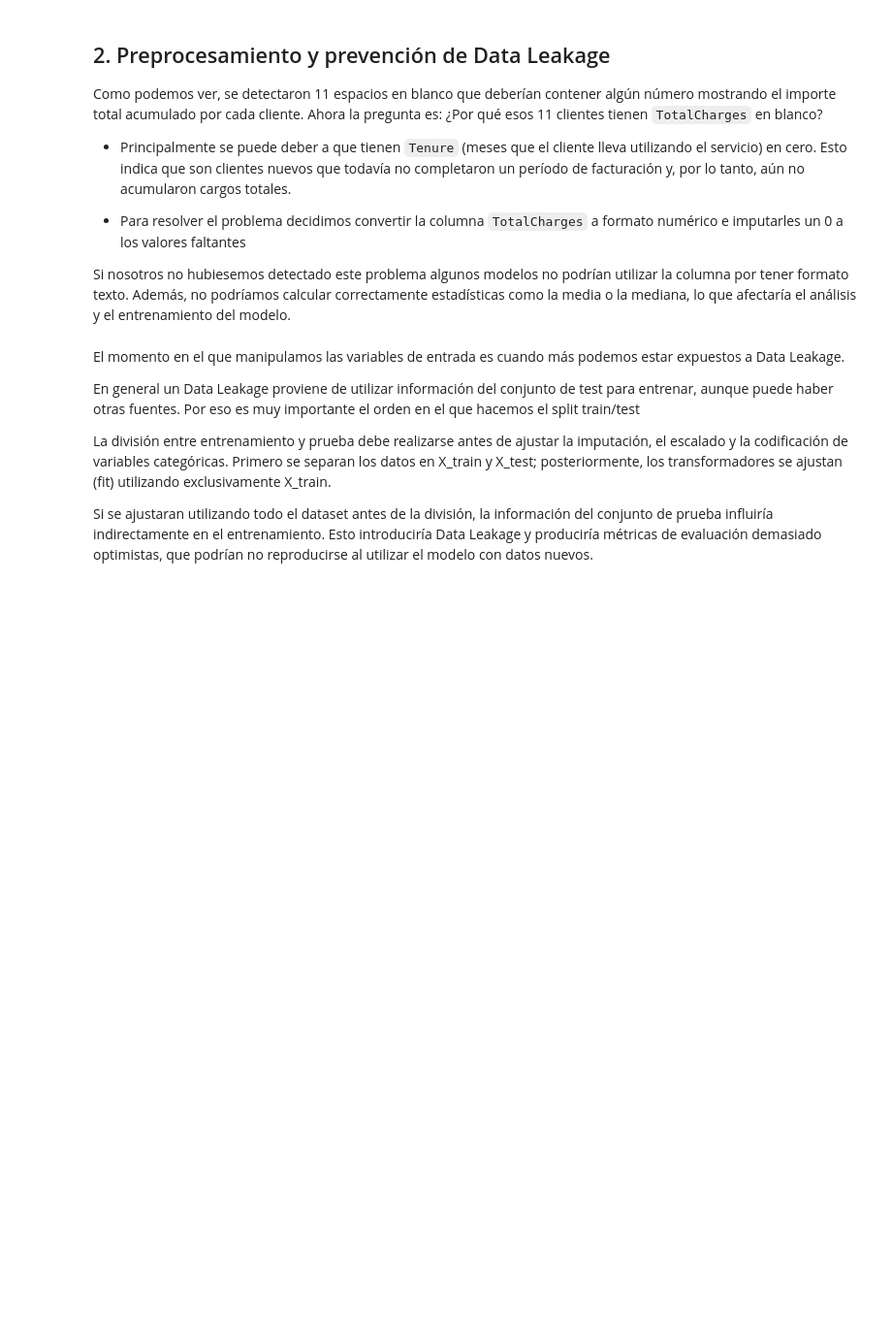
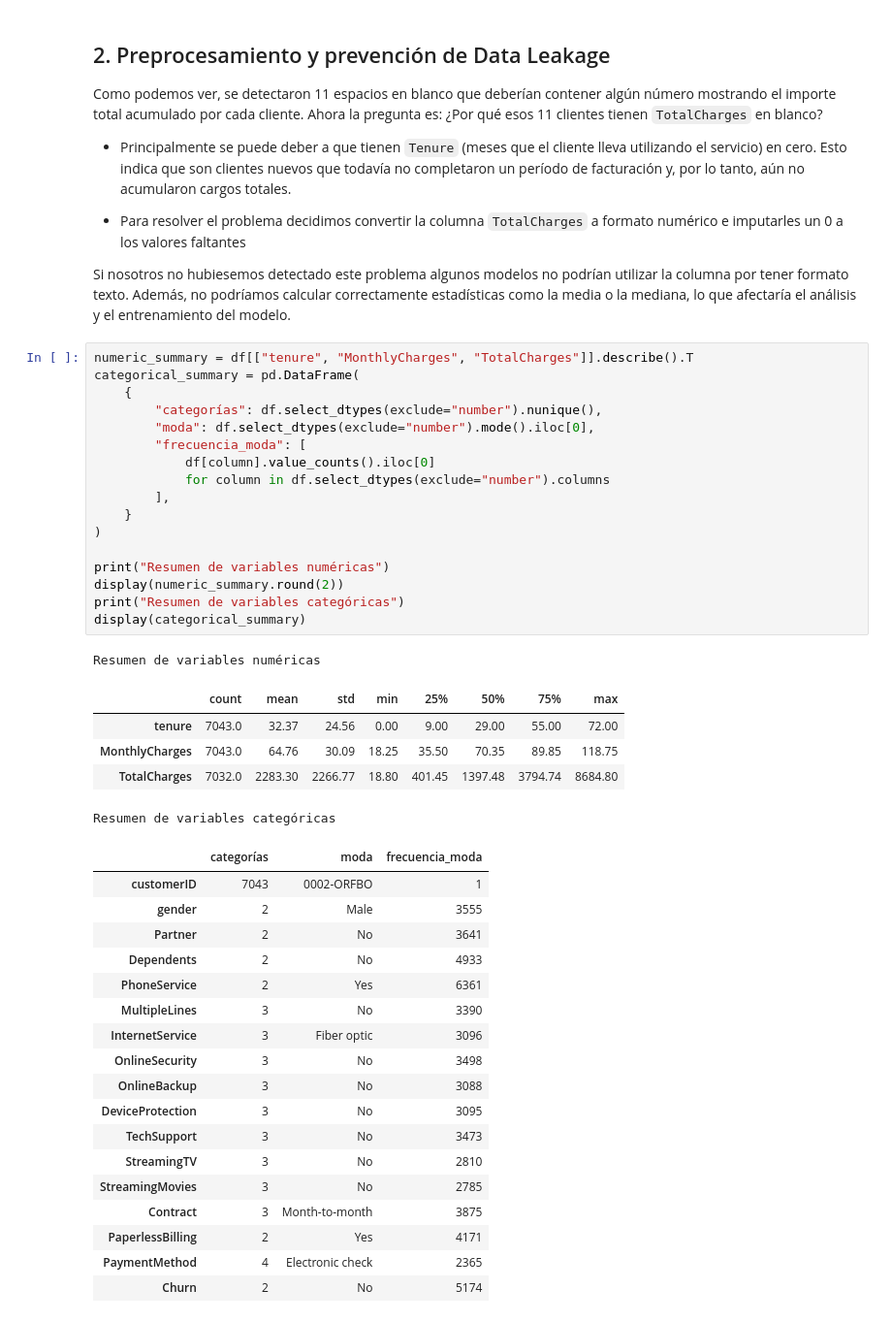
Before and after one commit to juanitaarsla/TD6-TP1, a Jupyter notebook: TP1.ipynb, the cells around one changed output. Shown at 97% size. Drawn from its saved outputs; the diff is of its cells as text; blank space fills up the shorter version.

```diff
--- a/TP1.ipynb
+++ b/TP1.ipynb
@@ -109,11 +109,45 @@ Ahora la pregunta es: ¿Por qué esos 11 clientes tienen `TotalCharges` en blanc
 - Para resolver el problema decidimos convertir la columna `TotalCharges` a formato numérico e imputarles un 0 a los valores faltantes
 
 Si nosotros no hubiesemos detectado este problema algunos modelos no podrían utilizar la columna por tener formato texto. Además, no podríamos calcular correctamente estadísticas como la media o la mediana, lo que afectaría el análisis y el entrenamiento del modelo.
-# %% [markdown]
-El momento en el que manipulamos las variables de entrada es cuando más podemos estar expuestos a Data Leakage.
-
-En general un Data Leakage proviene de utilizar información del conjunto de test para entrenar, aunque puede haber otras fuentes. Por eso es muy importante el orden en el que hacemos el split train/test
-
-La división entre entrenamiento y prueba debe realizarse antes de ajustar la imputación, el escalado y la codificación de variables categóricas. Primero se separan los datos en X_train y X_test; posteriormente, los transformadores se ajustan (fit) utilizando exclusivamente X_train.
-
-Si se ajustaran utilizando todo el dataset antes de la división, la información del conjunto de prueba influiría indirectamente en el entrenamiento. Esto introduciría Data Leakage y produciría métricas de evaluación demasiado optimistas, que podrían no reproducirse al utilizar el modelo con datos nuevos.
+# %%
+numeric_summary = df[["tenure", "MonthlyCharges", "TotalCharges"]].describe().T
+categorical_summary = pd.DataFrame(
+    {
+        "categorías": df.select_dtypes(exclude="number").nunique(),
+        "moda": df.select_dtypes(exclude="number").mode().iloc[0],
+        "frecuencia_moda": [
+            df[column].value_counts().iloc[0]
+            for column in df.select_dtypes(exclude="number").columns
+        ],
+    }
+)
+
+print("Resumen de variables numéricas")
+display(numeric_summary.round(2))
+print("Resumen de variables categóricas")
+display(categorical_summary)
+# %% [output]
+Resumen de variables numéricas
+|  | count | mean | std | min | 25% | 50% | 75% | max |
+| tenure | 7043.0 | 32.37 | 24.56 | 0.00 | 9.00 | 29.00 | 55.00 | 72.00 |
+| MonthlyCharges | 7043.0 | 64.76 | 30.09 | 18.25 | 35.50 | 70.35 | 89.85 | 118.75 |
+| TotalCharges | 7032.0 | 2283.30 | 2266.77 | 18.80 | 401.45 | 1397.48 | 3794.74 | 8684.80 |
+Resumen de variables categóricas
+|  | categorías | moda | frecuencia_moda |
+| customerID | 7043 | 0002-ORFBO | 1 |
+| gender | 2 | Male | 3555 |
+| Partner | 2 | No | 3641 |
+| Dependents | 2 | No | 4933 |
+| PhoneService | 2 | Yes | 6361 |
+| MultipleLines | 3 | No | 3390 |
+| InternetService | 3 | Fiber optic | 3096 |
+| OnlineSecurity | 3 | No | 3498 |
+| OnlineBackup | 3 | No | 3088 |
+| DeviceProtection | 3 | No | 3095 |
+| TechSupport | 3 | No | 3473 |
+| StreamingTV | 3 | No | 2810 |
+| StreamingMovies | 3 | No | 2785 |
+| Contract | 3 | Month-to-month | 3875 |
+| PaperlessBilling | 2 | Yes | 4171 |
+| PaymentMethod | 4 | Electronic check | 2365 |
+| Churn | 2 | No | 5174 |
```
Also changed, not shown: parts of 2 cells of this notebook.
